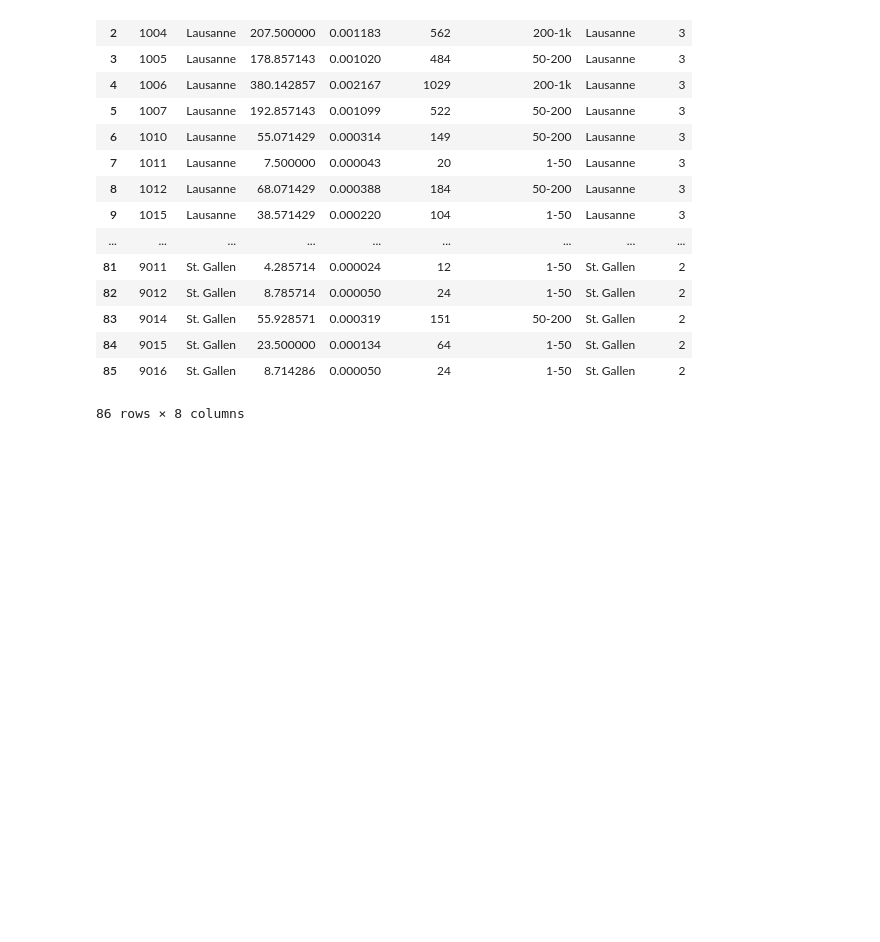
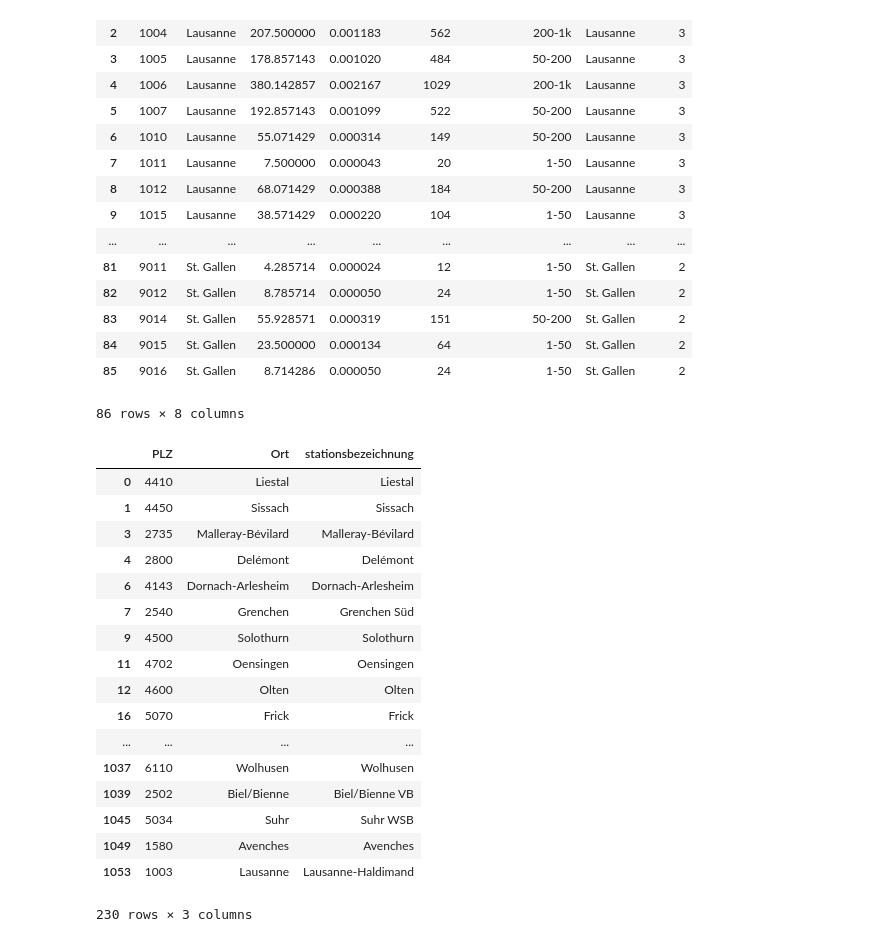
Before and after one commit to mpschr/START19-DCN, a Jupyter notebook: data_analysis/passagiere.ipynb, the cells around one changed output. Drawn from its saved outputs; the diff is of its cells as text; code cells hidden in the pictures; blank space fills up the shorter version.

```diff
--- a/data_analysis/passagiere.ipynb
+++ b/data_analysis/passagiere.ipynb
@@ -232,3 +226,29 @@ destinations_sum.reset_index().merge(geschafte_count,left_on='PLZ Name',right_on
 | 84 | 9015 | St. Gallen | 23.500000 | 0.000134 | 64 | 1-50 | St. Gallen | 2 |
 | 85 | 9016 | St. Gallen | 8.714286 | 0.000050 | 24 | 1-50 | St. Gallen | 2 |
 86 rows × 8 columns
+# %%
+bahnhoefe=pd.read_csv('/Users/mpschr/Downloads/kontaktadressen.csv',sep=";")
+#oeff.stationsbezeichnung
+# %%
+bahnhoefe=bahnhoefe[['PLZ','Ort','stationsbezeichnung']].drop_duplicates().dropna()\
+        .assign(PLZ=lambda df: df.PLZ.fillna(0).astype('int').astype(str))
+bahnhoefe
+# %% [output]
+|  | PLZ | Ort | stationsbezeichnung |
+| 0 | 4410 | Liestal | Liestal |
+| 1 | 4450 | Sissach | Sissach |
+| 3 | 2735 | Malleray-Bévilard | Malleray-Bévilard |
+| 4 | 2800 | Delémont | Delémont |
+| 6 | 4143 | Dornach-Arlesheim | Dornach-Arlesheim |
+| 7 | 2540 | Grenchen | Grenchen Süd |
+| 9 | 4500 | Solothurn | Solothurn |
+| 11 | 4702 | Oensingen | Oensingen |
+| 12 | 4600 | Olten | Olten |
+| 16 | 5070 | Frick | Frick |
+| ... | ... | ... | ... |
+| 1037 | 6110 | Wolhusen | Wolhusen |
+| 1039 | 2502 | Biel/Bienne | Biel/Bienne VB |
+| 1045 | 5034 | Suhr | Suhr WSB |
+| 1049 | 1580 | Avenches | Avenches |
+| 1053 | 1003 | Lausanne | Lausanne-Haldimand |
+230 rows × 3 columns
```
Also changed, not shown: parts of 22 cells of this notebook, 1 other file.
